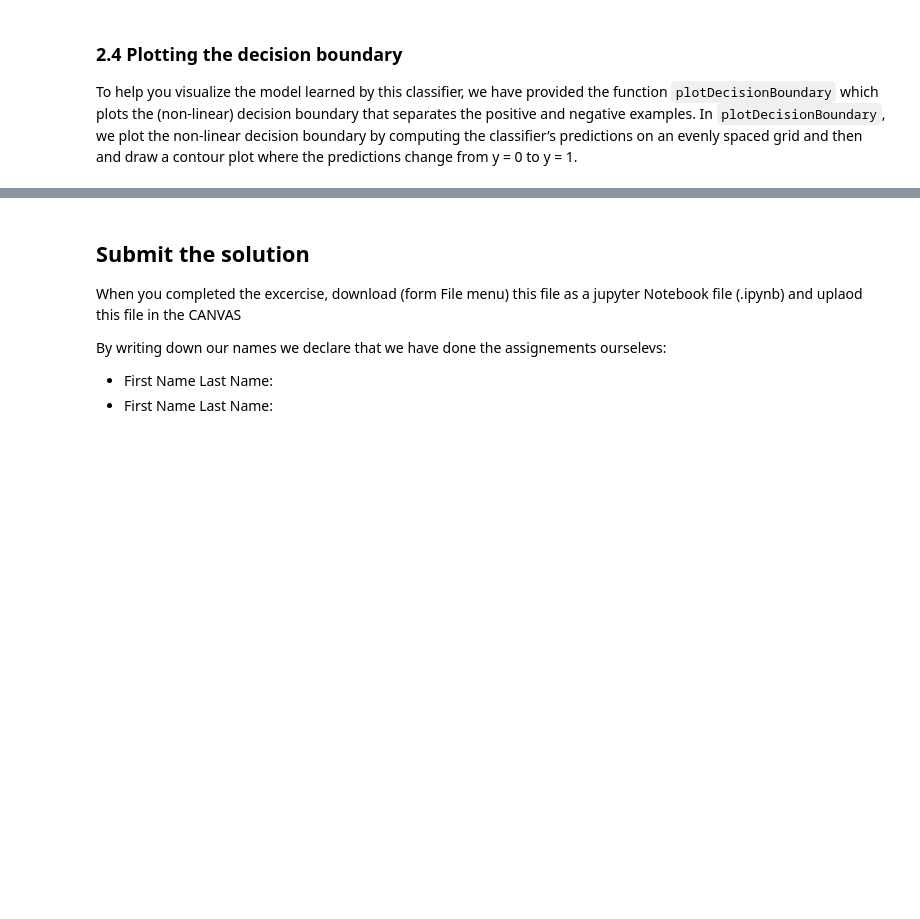
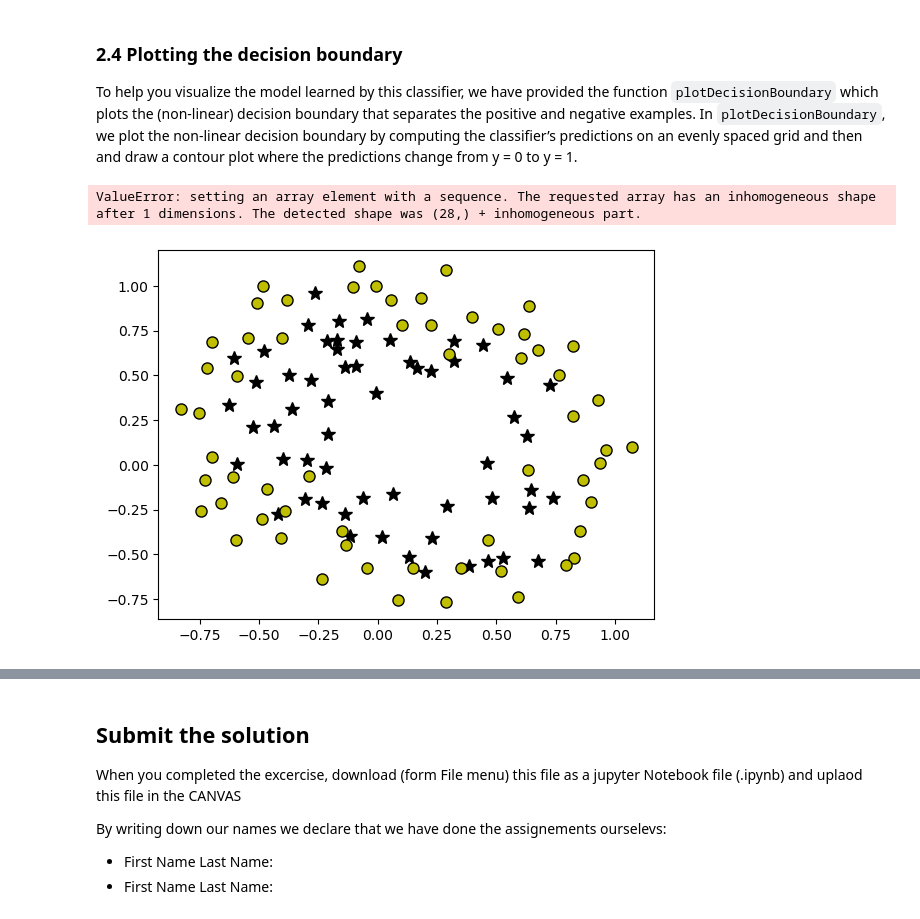
Before and after one commit to Qrutz/DIT822, a Jupyter notebook: Lab4 - Classification, logistic regressions, oneVSall/Lab4.ipynb, the cells around one changed output, grey strips where cells are left out. Drawn from its saved outputs; the diff is of its cells as text; code cells hidden in the pictures; blank space fills up the shorter version.

Commit message:
Notebook works except for plotting

```diff
--- a/Lab4 - Classification, logistic regressions, oneVSall/Lab4.ipynb
+++ b/Lab4 - Classification, logistic regressions, oneVSall/Lab4.ipynb
@@ -536,7 +535,11 @@ def costFunctionReg(w, X, y, lambda_):
 
     # ===================== YOUR CODE HERE ======================
 
-
+    z = X @ w
+    h = sigmoid(z)
+    J = -1/m * np.sum(y * np.log(h) + (1 - y) * np.log(1-h)) #+ (lambda_ /2*m * np.sum(np.square(w[1:])))
+    grad = 1/m * (X.T @ (h - y))
+    grad[1:] += (2*lambda_/m) * w[1:]
 
     # =============================================================
     return J, grad
@@ -593,3 +609,32 @@ To help you visualize the model learned by this classifier, we have provided the
+# %%
+    # ===================== YOUR CODE HERE ======================
+initial_w = np.zeros(X.shape[1])
+
+# Set regularization parameter lambda to 1 (you should vary this)
+lambda_ = 1
+
+# set options for optimize.minimize
+options= {'maxiter': 100}
+
+res = optimize.minimize(costFunctionReg,
+                        initial_w,
+                        (X, y, lambda_),
+                        jac=True,
+                        method='TNC',
+                        options=options)
+
+# the fun property of OptimizeResult object returns
+# the value of costFunction at optimized w
+cost = res.fun
+
+# the optimized w is in the x property of the result
+w = res.x
+utils.plotDecisionBoundary(plotData, w, X, y)
+
+    # =============================================================
+# %% [output]
+ValueError: setting an array element with a sequence. The requested array has an inhomogeneous shape after 1 dimensions. The detected shape was (28,) + inhomogeneous part.
+[figure, added]
 # %% [markdown]
 ### 2.5 Optional exercises
 
```
Also changed, not shown: parts of 6 cells of this notebook.
